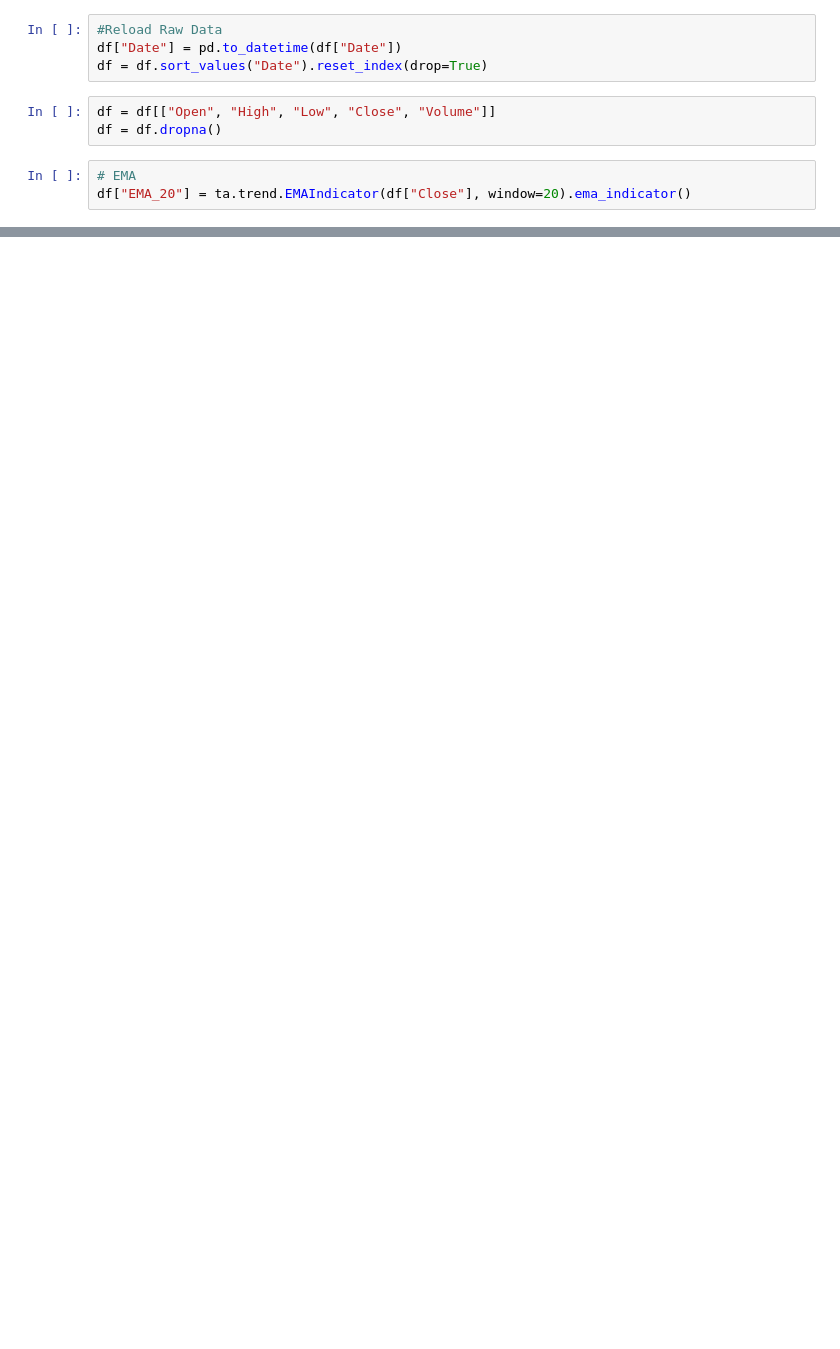
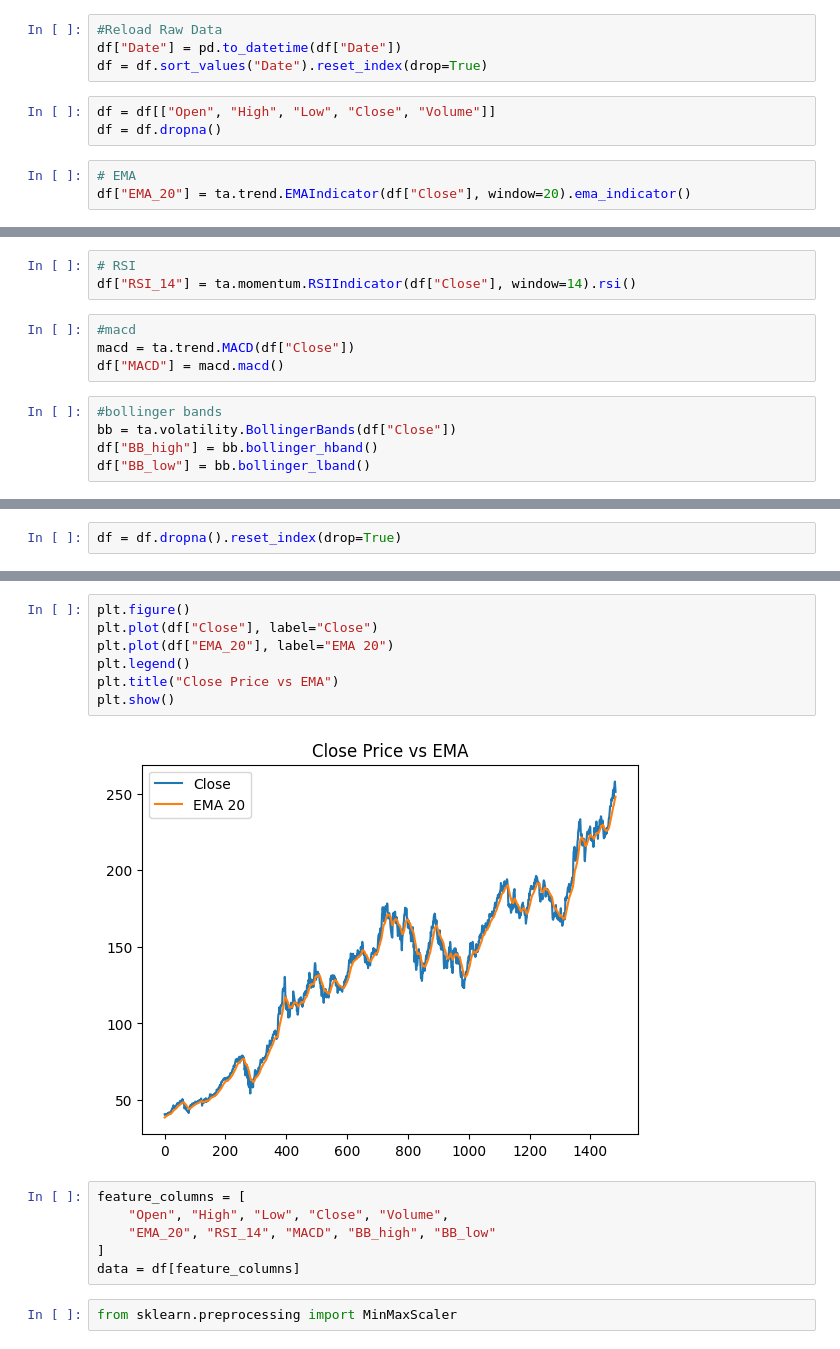
Before and after one commit to Buwanekafernando/Deep-Learning-Based-Crypto-Stock-Market-Prediction-System, a Jupyter notebook: notebooks/02_feature_engineering.ipynb, the cells around one changed output, grey strips where cells are left out. Drawn from its saved outputs; the diff is of its cells as text; blank space fills up the shorter version.

```diff
--- a/notebooks/02_feature_engineering.ipynb
+++ b/notebooks/02_feature_engineering.ipynb
@@ -177,0 +195,12 @@ df["EMA_20"] = ta.trend.EMAIndicator(df["Close"], window=20).ema_indicator()
+# %%
+# RSI
+df["RSI_14"] = ta.momentum.RSIIndicator(df["Close"], window=14).rsi()
+# %%
+#macd
+macd = ta.trend.MACD(df["Close"])
+df["MACD"] = macd.macd()
+# %%
+#bollinger bands
+bb = ta.volatility.BollingerBands(df["Close"])
+df["BB_high"] = bb.bollinger_hband()
+df["BB_low"] = bb.bollinger_lband()
@@ -177,0 +222,2 @@ df["EMA_20"] = ta.trend.EMAIndicator(df["Close"], window=20).ema_indicator()
+# %%
+df = df.dropna().reset_index(drop=True)
@@ -177,0 +238,17 @@ df["EMA_20"] = ta.trend.EMAIndicator(df["Close"], window=20).ema_indicator()
+# %%
+plt.figure()
+plt.plot(df["Close"], label="Close")
+plt.plot(df["EMA_20"], label="EMA 20")
+plt.legend()
+plt.title("Close Price vs EMA")
+plt.show()
+# %% [output]
+[figure, added]
+# %%
+feature_columns = [
+    "Open", "High", "Low", "Close", "Volume",
+    "EMA_20", "RSI_14", "MACD", "BB_high", "BB_low"
+]
+data = df[feature_columns]
+# %%
+from sklearn.preprocessing import MinMaxScaler
```
Also changed, not shown: parts of 10 cells of this notebook.
